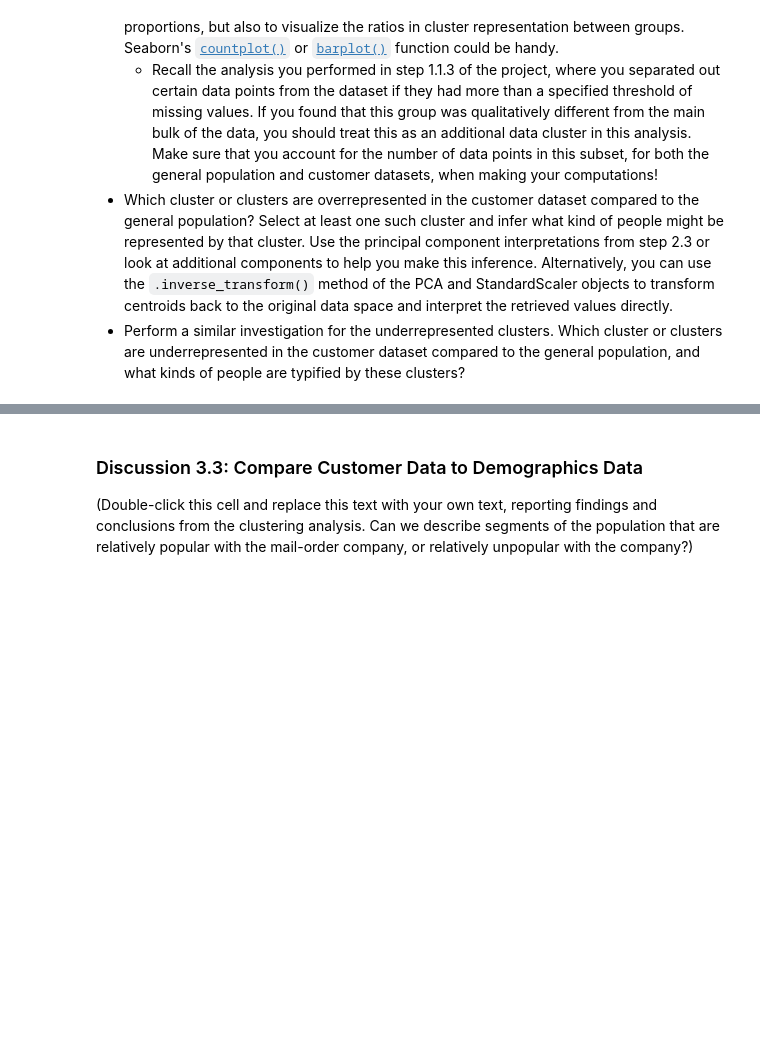
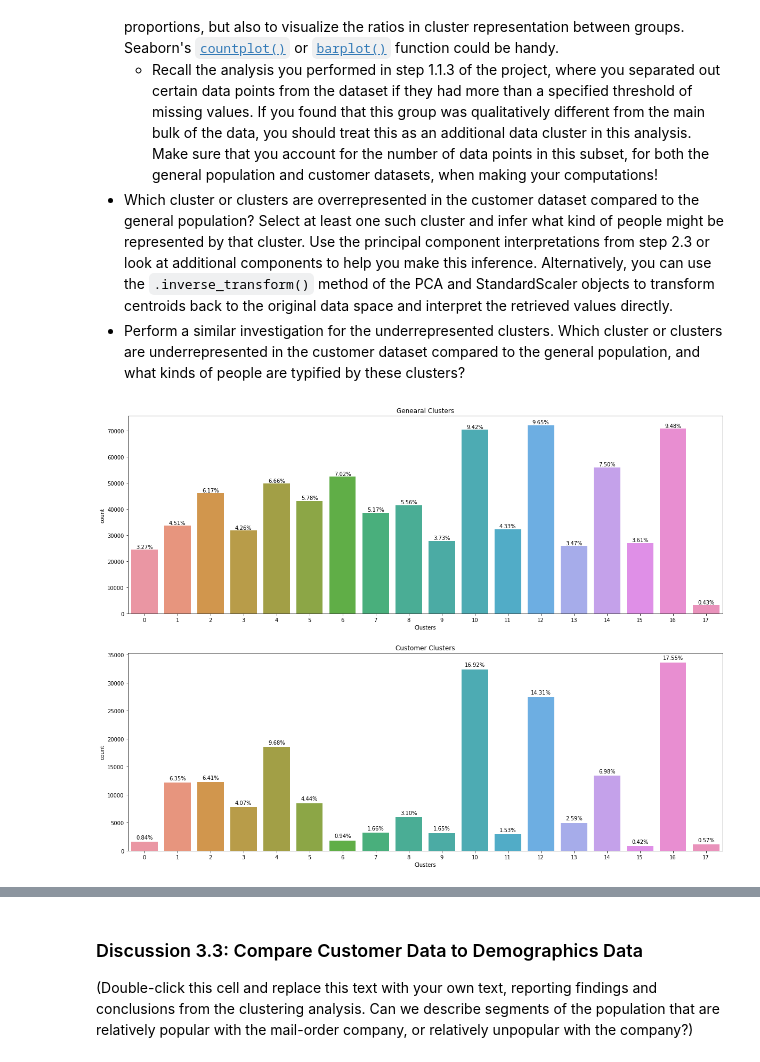
Before and after one commit to sclkan/Identify-Customer-Segments, a Jupyter notebook: Identify_Customer_Segments.ipynb, the cells around one changed output, grey strips where cells are left out. Cells and saved outputs as stored; diff of their text form; code cells hidden in the pictures; blank space fills up the shorter version.

Commit message:
Compare customer data to demographics data

```diff
--- a/Identify_Customer_Segments.ipynb
+++ b/Identify_Customer_Segments.ipynb
@@ -1042,3 +1042,25 @@ Take a look at the following points in this step:
 # %%
 # Compare the proportion of data in each cluster for the customer data to the
 # proportion of data in each cluster for the general population.
+
+def percentage(array, window):
+    sb.countplot(array, ax=ax[window])
+    total = len(array)
+
+    for p in ax[window].patches:
+        height = p.get_height()
+        ratio = height/total
+        ax[window].text(p.get_x()+p.get_width()/2., height + 500, '{:1.2%}'.format(ratio), ha="center")
+
+    ax[window].set_xlabel('Clusters')
+return
+# %%
+fig,ax = plt.subplots(2,1, figsize=[20,15])
+
+ax[0].set_title('Genearal Clusters')
+percentage(azdias_kmeans, 0)
+
+ax[1].set_title('Customer Clusters')
+percentage(customers_kmeans, 1)
+# %% [output]
+[figure, added]
```
Also changed, not shown: parts of 6 cells of this notebook.
